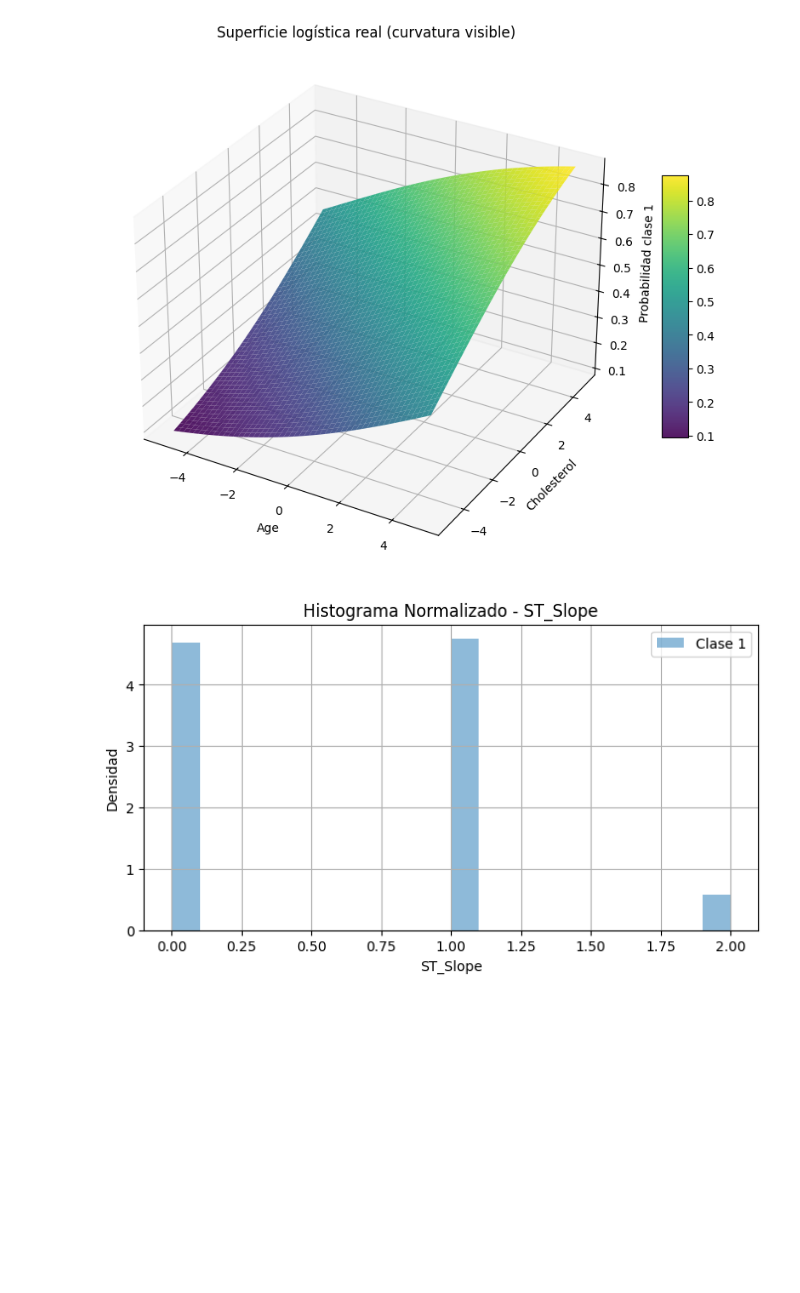
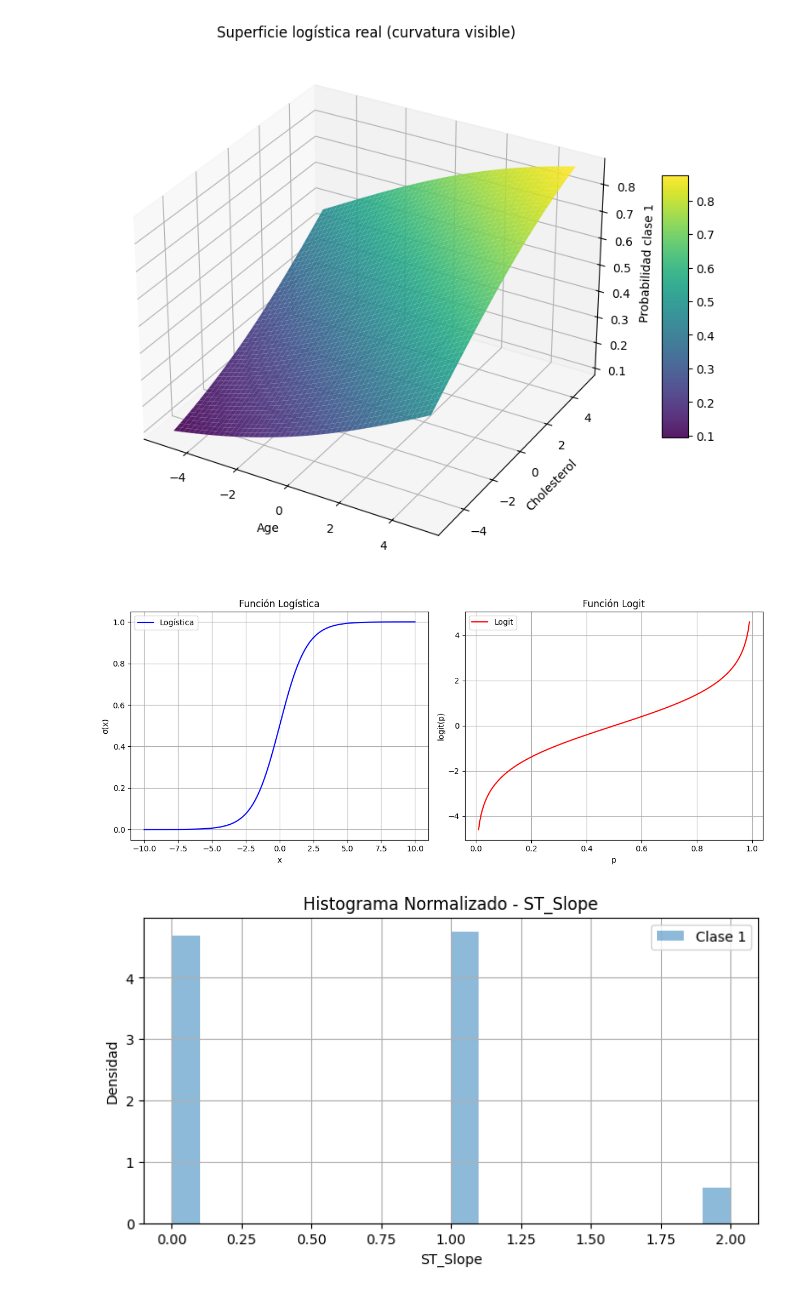
Before and after one commit to NicolasSeivane/Seivane_Nicolas_Proyecto_Integrador, a Jupyter notebook: heart/entrenar_modelos.ipynb, the cells around one changed output. Cells and saved outputs as stored; diff of their text form; code cells hidden in the pictures; blank space fills up the shorter version.

```diff
--- a/heart/entrenar_modelos.ipynb
+++ b/heart/entrenar_modelos.ipynb
@@ -1267,6 +1291,58 @@ fig.colorbar(surf, shrink=0.5, aspect=10)
 plt.show()
 # %% [output]
 [figure]
+# %%
+import numpy as np
+import matplotlib.pyplot as plt
+
+# ===============================
+# Definimos las funciones
+# ===============================
+
+# Función logística
+def logistic(x):
+    return 1 / (1 + np.exp(-x))
+
+# Función logit (inversa de la logística)
+def logit(p):
+    return np.log(p / (1 - p))
+
+# ===============================
+# Creamos los datos
+# ===============================
+x = np.linspace(-10, 10, 400)  # valores para la función logística
+y_logistic = logistic(x)
+
+p = np.linspace(0.01, 0.99, 400)  # valores para la función logit (evitamos 0 y 1)
+y_logit = logit(p)
+
+# ===============================
+# Graficamos
+# ===============================
+plt.figure(figsize=(12,5))
+
+# Gráfico de la función logística
+plt.subplot(1, 2, 1)
+plt.plot(x, y_logistic, color='blue', label='Logística')
+plt.title('Función Logística')
+plt.xlabel('x')
+plt.ylabel('σ(x)')
+plt.grid(True)
+plt.legend()
+
+# Gráfico de la función logit
+plt.subplot(1, 2, 2)
+plt.plot(p, y_logit, color='red', label='Logit')
+plt.title('Función Logit')
+plt.xlabel('p')
+plt.ylabel('logit(p)')
+plt.grid(True)
+plt.legend()
+
+plt.tight_layout()
+plt.show()
+# %% [output]
+[figure, added]
 # %%
 plt.figure(figsize=(8, 4))
 
```
Also changed, not shown: parts of 3 cells of this notebook, 17 other files.
